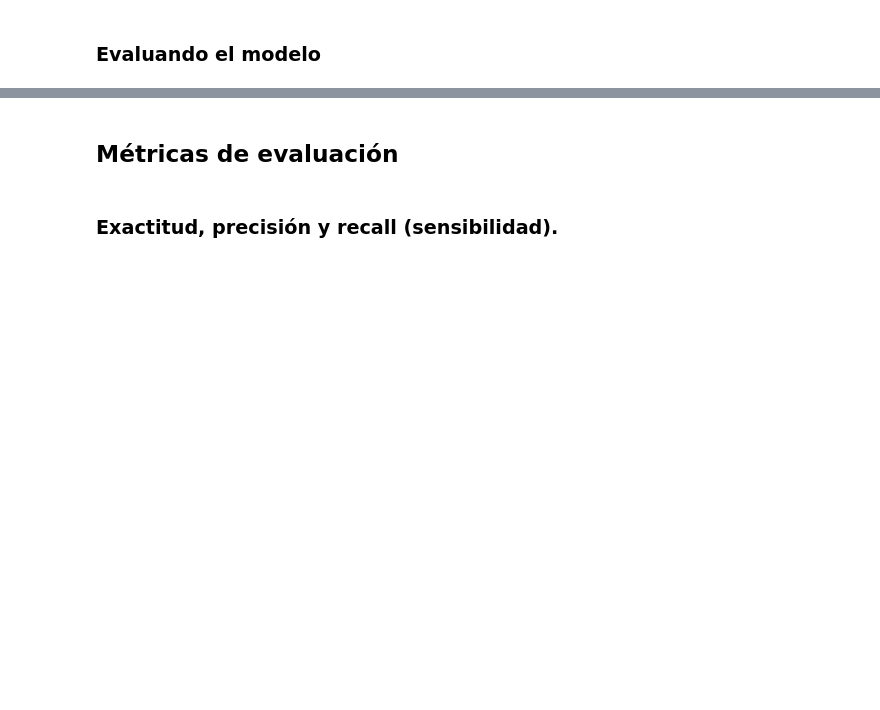
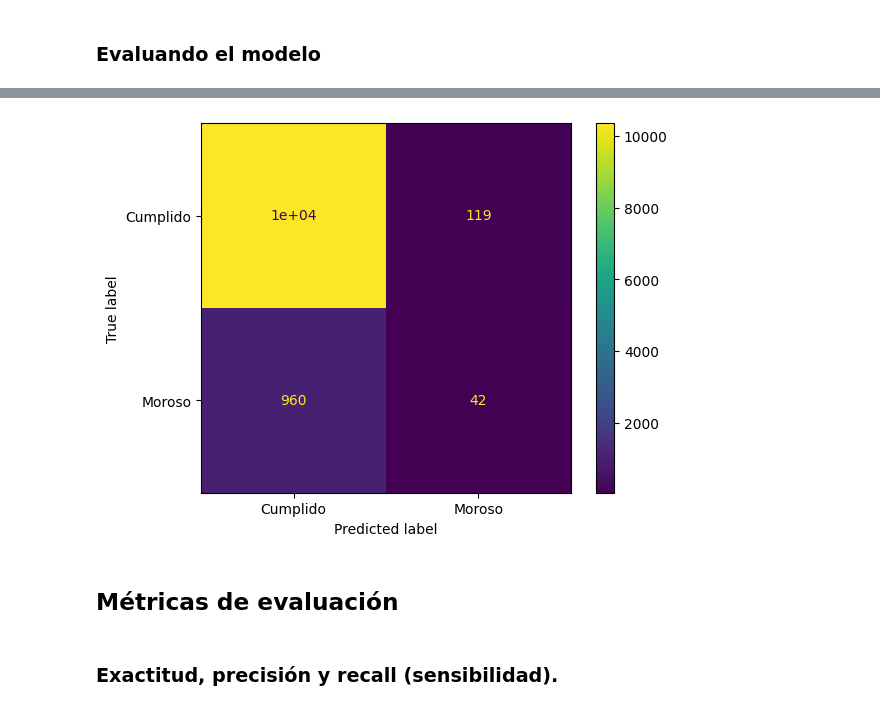
Before and after one commit to JackMBerrocal/2063-visualizacion-de-datos-con-bibliotecas-de-python, a Jupyter notebook: Clasificacion_validacion_y_metricas.ipynb, the cells around one changed output, grey strips where cells are left out. Drawn from its saved outputs; the diff is of its cells as text; code cells hidden in the pictures; blank space fills up the shorter version.

```diff
--- a/Clasificacion_validacion_y_metricas.ipynb
+++ b/Clasificacion_validacion_y_metricas.ipynb
@@ -35,3 +107,8 @@ Con el objetivo de verificar la capacidad de generalización de un modelo, debem
+# %%
+visualizcion = ConfusionMatrixDisplay(confusion_matrix = matriz_confusion, display_labels=['Cumplido','Moroso'])
+visualizcion.plot();
+# %% [output]
+[figure, added]
 # %% [markdown]
 ## <font color='dark'>Métricas de evaluación</h1>
 # %% [markdown]
```
Also changed, not shown: parts of 18 cells of this notebook.
